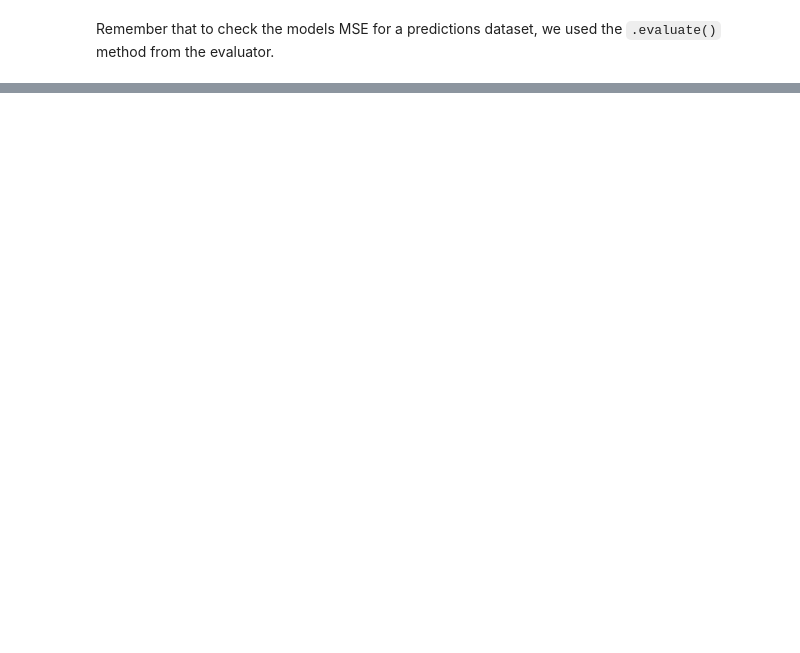
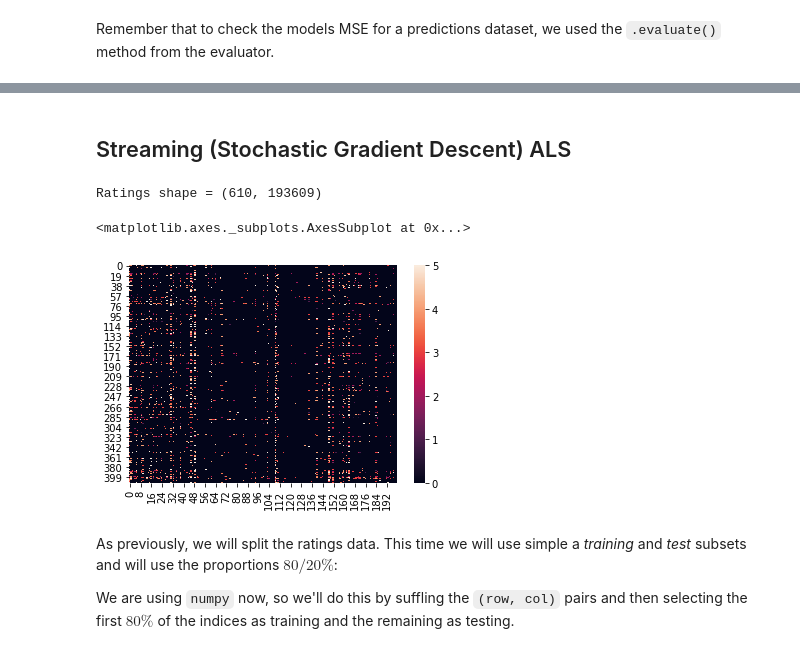
Before and after one commit to ruivieira/workshop-recommendation-engines, a Jupyter notebook: workshop.ipynb, the cells around one changed output, grey strips where cells are left out. Cells and saved outputs as stored; diff of their text form; code cells hidden in the pictures; blank space fills up the shorter version.

```diff
--- a/workshop.ipynb
+++ b/workshop.ipynb
@@ -964,0 +1071,16 @@ MSE (implicit) = 0.9532024953375471
+# %% [markdown]
+## Streaming (Stochastic Gradient Descent) ALS
+# %%
+import utils
+
+ratings, pairs = utils.load_data('ml-latest-small/ratings.csv')
+print("Ratings shape = {}".format(ratings.shape))
+sns.heatmap(ratings[200:, :200].todense())
+# %% [output]
+Ratings shape = (610, 193609)
+<matplotlib.axes._subplots.AxesSubplot at 0x...>
+[figure, added]
+# %% [markdown]
+As previously, we will split the ratings data. This time we will use simple a _training_ and _test_ subsets and will use the proportions $80/20\%$:
+
+We are using `numpy` now, so we'll do this by suffling the `(row, col)` pairs and then selecting the first $80\%$ of the indices as training and the remaining as testing.
```
Also changed, not shown: parts of 59 cells of this notebook, 2 other files.
